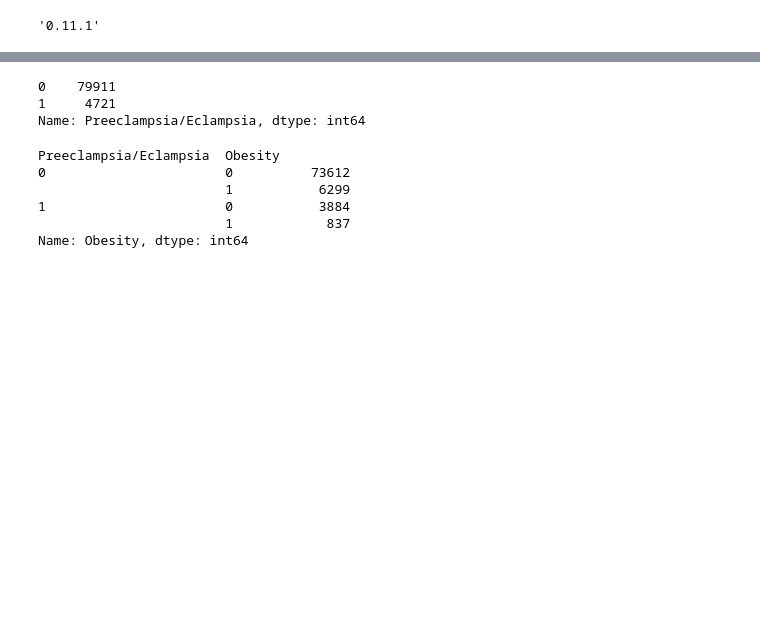
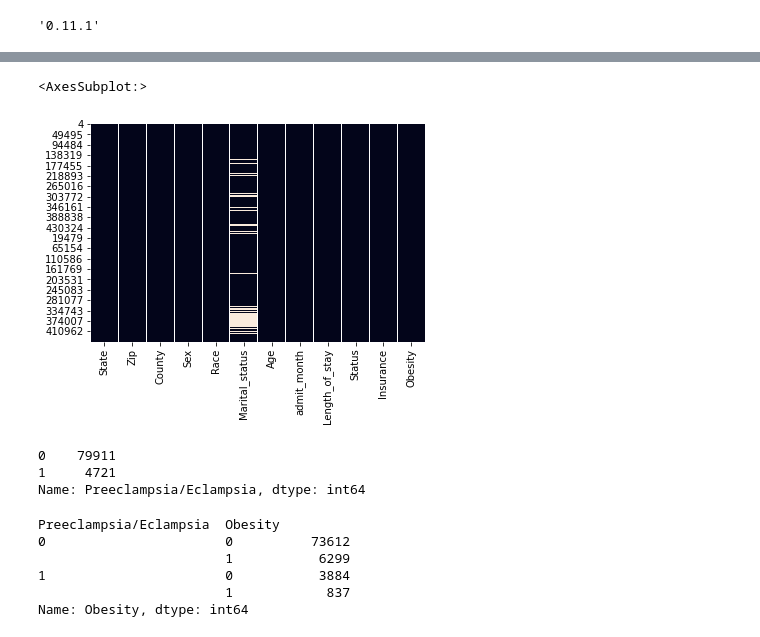
Before and after one commit to rachellb/Bennett_OUDSA5900, a Jupyter notebook: Descriptions/Oklahoma Descriptions.ipynb, the cells around one changed output, grey strips where cells are left out. Saved outputs shown, nothing was run; the diff lists cells and outputs as text; code cells hidden in the pictures; blank space fills up the shorter version.

```diff
--- a/Descriptions/Oklahoma Descriptions.ipynb
+++ b/Descriptions/Oklahoma Descriptions.ipynb
@@ -309,3 +363,8 @@ dtype: int64
+# %%
+sns.heatmap(data.iloc[:,0:12].isnull(), cbar=False)
+# %% [output]
+<AxesSubplot:>
+[figure, added]
 # %%
 ['Preeclampsia/Eclampsia'].value_counts()
 # %% [output]
```
Also changed, not shown: parts of 13 cells of this notebook, 2 other files.
